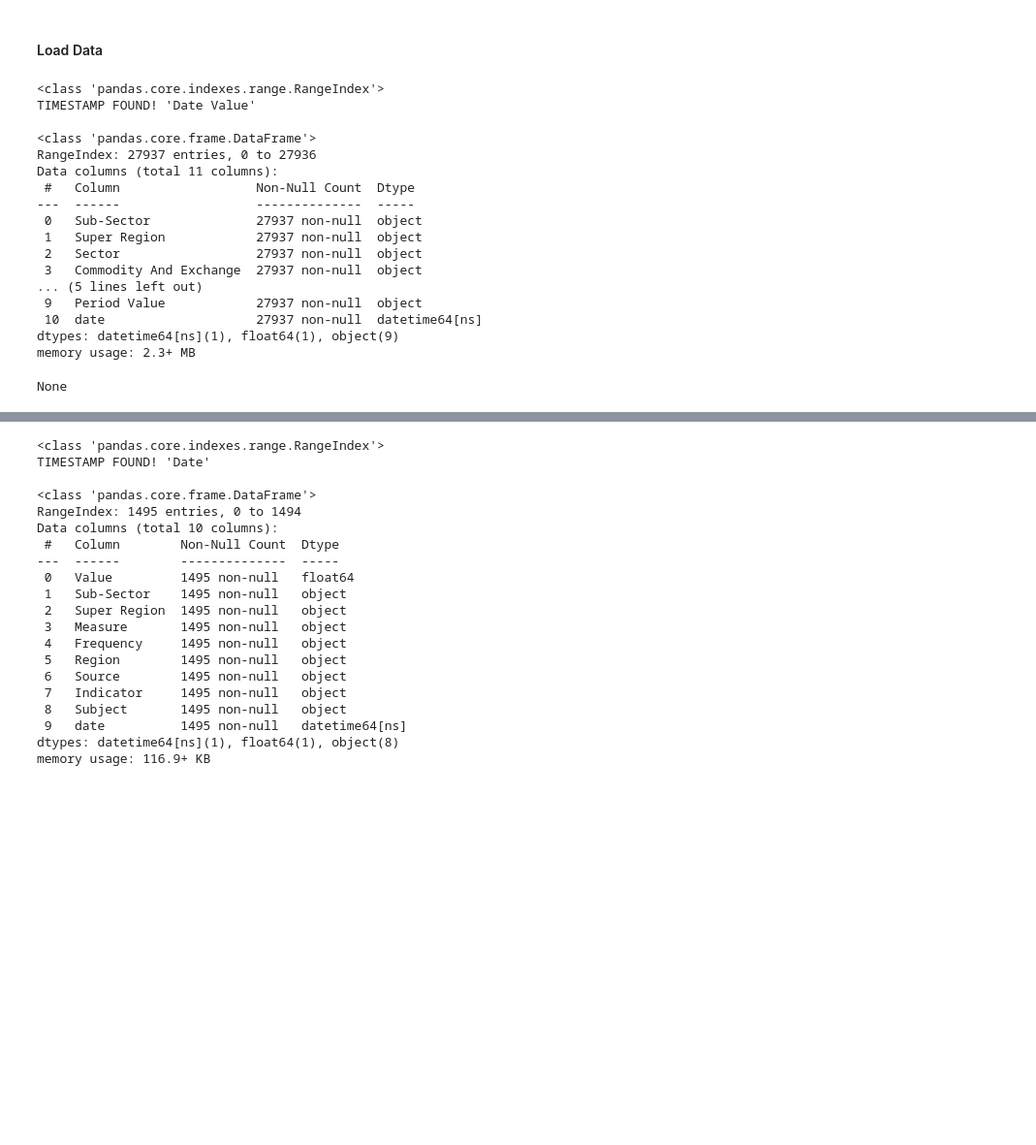
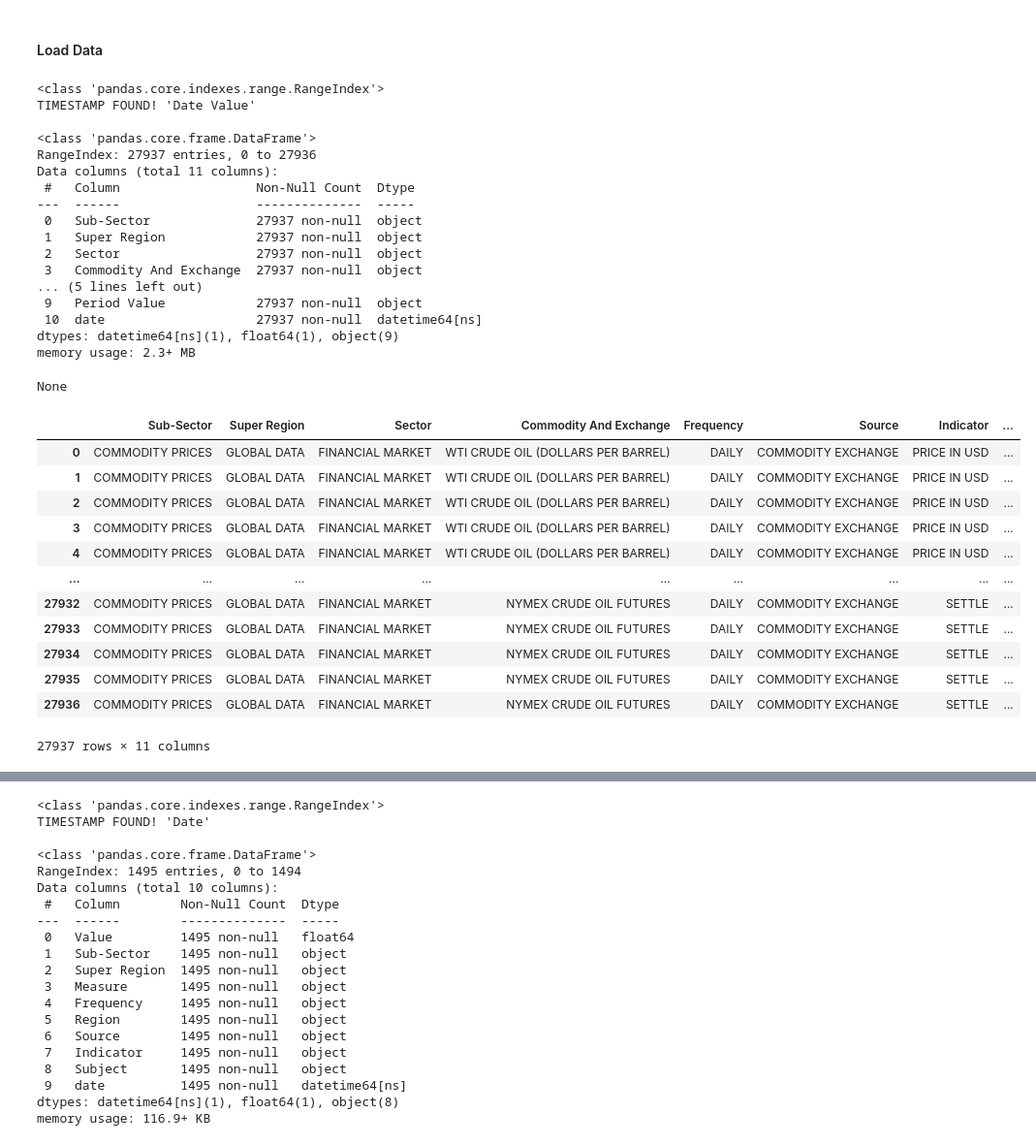
Before and after one commit to griffinwt/Hackathon_March2021, a Jupyter notebook: code/EDA-Brandon/Commodity-Prices.ipynb, the cells around one changed output, grey strips where cells are left out. Shown at 97% size. Saved outputs shown, nothing was run; the diff lists cells and outputs as text; code cells hidden in the pictures; blank space fills up the shorter version.

```diff
--- a/code/EDA-Brandon/Commodity-Prices.ipynb
+++ b/code/EDA-Brandon/Commodity-Prices.ipynb
@@ -158,24 +158,38 @@ def LOAD_DATA(filepath, filename):
 # %%
 # Filtered data from WorldData.AI, with most recent week's dates
 filepath = '../../data/Financial_Market/'
 filename = 'commodities.csv'
 df = LOAD_DATA(filepath, filename)
+df
 # %% [output]
 <class 'pandas.core.indexes.range.RangeIndex'>
 TIMESTAMP FOUND! 'Date Value'
 
 <class 'pandas.core.frame.DataFrame'>
 RangeIndex: 27937 entries, 0 to 27936
 Data columns (total 11 columns):
  #   Column                  Non-Null Count  Dtype
 ---  ------                  --------------  -----
  0   Sub-Sector              27937 non-null  object
  1   Super Region            27937 non-null  object
  2   Sector                  27937 non-null  object
  3   Commodity And Exchange  27937 non-null  object
 ... (5 lines left out)
  9   Period Value            27937 non-null  object
  10  date                    27937 non-null  datetime64[ns]
 dtypes: datetime64[ns](1), float64(1), object(9)
 memory usage: 2.3+ MB
 None
+|  | Sub-Sector | Super Region | Sector | Commodity And Exchange | Frequency | Source | Indicator | ... |
+| 0 | COMMODITY PRICES | GLOBAL DATA | FINANCIAL MARKET | WTI CRUDE OIL (DOLLARS PER BARREL) | DAILY | COMMODITY EXCHANGE | PRICE IN USD | ... |
+| 1 | COMMODITY PRICES | GLOBAL DATA | FINANCIAL MARKET | WTI CRUDE OIL (DOLLARS PER BARREL) | DAILY | COMMODITY EXCHANGE | PRICE IN USD | ... |
+| 2 | COMMODITY PRICES | GLOBAL DATA | FINANCIAL MARKET | WTI CRUDE OIL (DOLLARS PER BARREL) | DAILY | COMMODITY EXCHANGE | PRICE IN USD | ... |
+| 3 | COMMODITY PRICES | GLOBAL DATA | FINANCIAL MARKET | WTI CRUDE OIL (DOLLARS PER BARREL) | DAILY | COMMODITY EXCHANGE | PRICE IN USD | ... |
+| 4 | COMMODITY PRICES | GLOBAL DATA | FINANCIAL MARKET | WTI CRUDE OIL (DOLLARS PER BARREL) | DAILY | COMMODITY EXCHANGE | PRICE IN USD | ... |
+| ... | ... | ... | ... | ... | ... | ... | ... | ... |
+| 27932 | COMMODITY PRICES | GLOBAL DATA | FINANCIAL MARKET | NYMEX CRUDE OIL FUTURES | DAILY | COMMODITY EXCHANGE | SETTLE | ... |
+| 27933 | COMMODITY PRICES | GLOBAL DATA | FINANCIAL MARKET | NYMEX CRUDE OIL FUTURES | DAILY | COMMODITY EXCHANGE | SETTLE | ... |
+| 27934 | COMMODITY PRICES | GLOBAL DATA | FINANCIAL MARKET | NYMEX CRUDE OIL FUTURES | DAILY | COMMODITY EXCHANGE | SETTLE | ... |
+| 27935 | COMMODITY PRICES | GLOBAL DATA | FINANCIAL MARKET | NYMEX CRUDE OIL FUTURES | DAILY | COMMODITY EXCHANGE | SETTLE | ... |
+| 27936 | COMMODITY PRICES | GLOBAL DATA | FINANCIAL MARKET | NYMEX CRUDE OIL FUTURES | DAILY | COMMODITY EXCHANGE | SETTLE | ... |
+27937 rows × 11 columns
```
Also changed, not shown: parts of 3 cells of this notebook, 2 other files.
